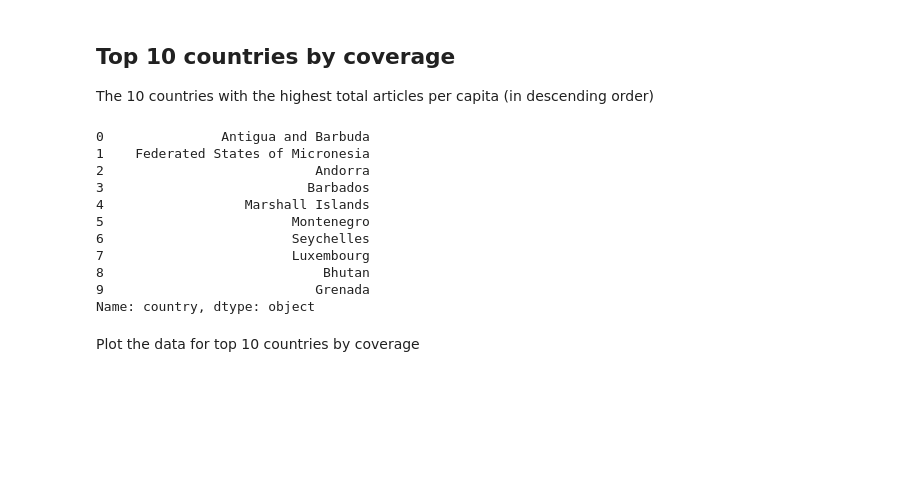
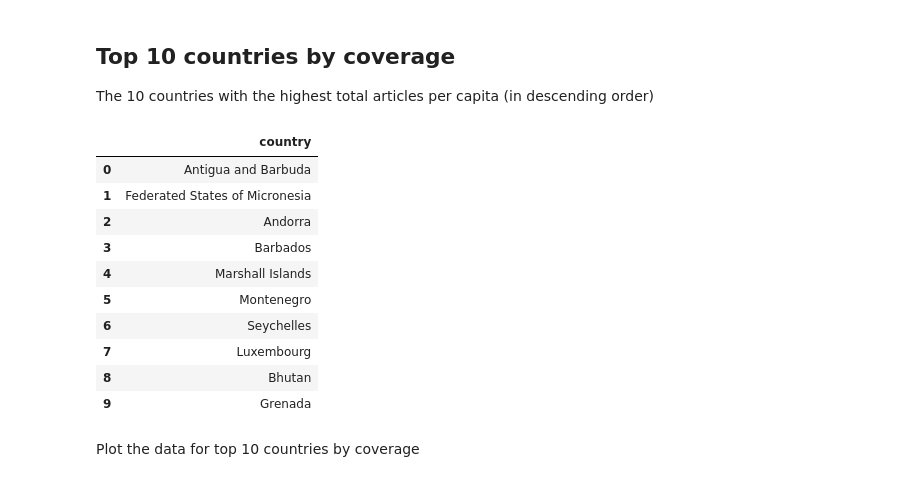
Before and after one commit to TharunKumarReddy5/data-512-homework_2, a Jupyter notebook: DATA 512 Homework 2 Tharun.ipynb, the cells around one changed output. Saved outputs shown, nothing was run; the diff lists cells and outputs as text; code cells hidden in the pictures; blank space fills up the shorter version.

```diff
--- a/DATA 512 Homework 2 Tharun.ipynb
+++ b/DATA 512 Homework 2 Tharun.ipynb
@@ -601,19 +577,19 @@ Your results from this analysis will be produced in the form of data tables. You
 The 10 countries with the highest total articles per capita (in descending order)
 # %%
 countries_coverage_top10 = country_total_articles.head(10)[['country', 'articles_per_capita']]
-countries_coverage_top10['country']
+countries_coverage_top10[['country']]
 # %% [output]
-0               Antigua and Barbuda
-1    Federated States of Micronesia
-2                           Andorra
-3                          Barbados
-4                  Marshall Islands
-5                        Montenegro
-6                        Seychelles
-7                        Luxembourg
-8                            Bhutan
-9                           Grenada
-Name: country, dtype: object
+|  | country |
+| 0 | Antigua and Barbuda |
+| 1 | Federated States of Micronesia |
+| 2 | Andorra |
+| 3 | Barbados |
+| 4 | Marshall Islands |
+| 5 | Montenegro |
+| 6 | Seychelles |
+| 7 | Luxembourg |
+| 8 | Bhutan |
+| 9 | Grenada |
 # %% [markdown]
 Plot the data for top 10 countries by coverage
 # %%
```
Also changed, not shown: parts of 19 cells of this notebook, 2 other files.
